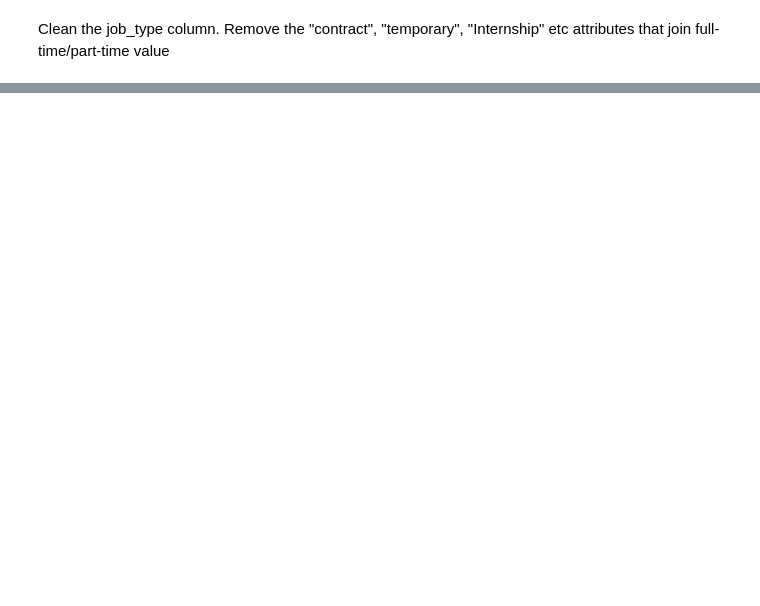
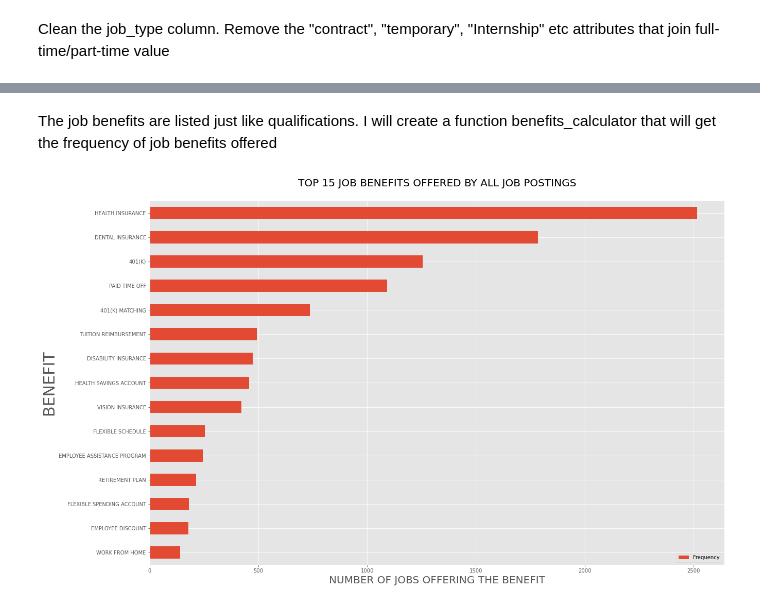
Before and after one commit to Derrick-Mulwa/SimplyHired-Job-Salary-Analysis, a Jupyter notebook: main.ipynb, the cells around one changed output, grey strips where cells are left out. Saved outputs shown, nothing was run; the diff lists cells and outputs as text; code cells hidden in the pictures; blank space fills up the shorter version.

```diff
--- a/main.ipynb
+++ b/main.ipynb
@@ -793,0 +984,4 @@ Based on the above findings, the hypothesis that full-time jobs tend to have hig
+# %%
+benefits_df = df.copy()
+benefits_df.dropna(subset="job_benefits", inplace = True)
+benefits_df
@@ -793,0 +1017,41 @@ Based on the above findings, the hypothesis that full-time jobs tend to have hig
+# %% [markdown]
+The job benefits are listed just like qualifications. I will create a function benefits_calculator that will get the frequency of job benefits offered
+# %%
+def benefits_calculator(list_x):
+    benefits_name = []
+    benefits_count = []
+
+    for benefits in list_x:
+        benefits_list = str(benefits).split(",")
+        for benefit in benefits_list:
+            benefit = benefit.strip().upper()
+            if benefit not in benefits_name:
+                benefits_name.append(benefit)
+                benefits_count.append(1)
+            else:
+                benefit_index = benefits_name.index(benefit)
+                benefits_count[benefit_index] = benefits_count[benefit_index] +1
+
+    return benefits_name, benefits_count
+# %%
+# Plot a graph of the most offered job benefits
+
+benefits_list = list(benefits_df.job_benefits.values)
+
+
+benefits = benefits_calculator(benefits_list)[0]
+frequency = benefits_calculator(benefits_list)[1]
+
+# create a dataframe of the skills and count
+skills_df = pd.DataFrame({
+    "Skill": benefits,
+    "Frequency": frequency
+}).set_index("Skill")
+
+
+graph = skills_df.sort_values("Frequency").tail(15).plot(kind = "barh", figsize=(20,13));
+graph.set_title("TOP 15 JOB BENEFITS OFFERED BY ALL JOB POSTINGS\n", {'fontsize': 20});
+graph.set_xlabel("NUMBER OF JOBS OFFERING THE BENEFIT", {'fontsize': 20});
+graph.set_ylabel("BENEFIT", {'fontsize':30});
+# %% [output]
+[figure, added]
```
Also changed, not shown: parts of 38 cells of this notebook.
